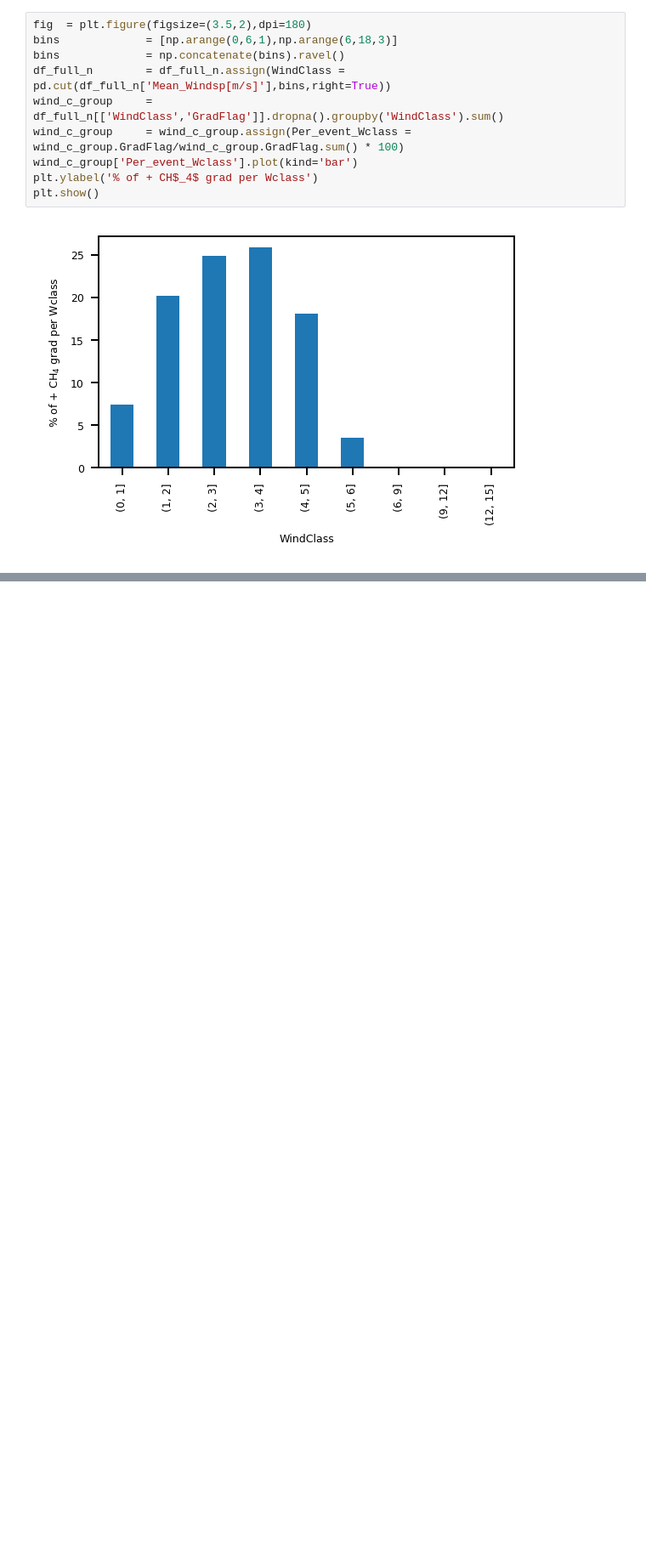
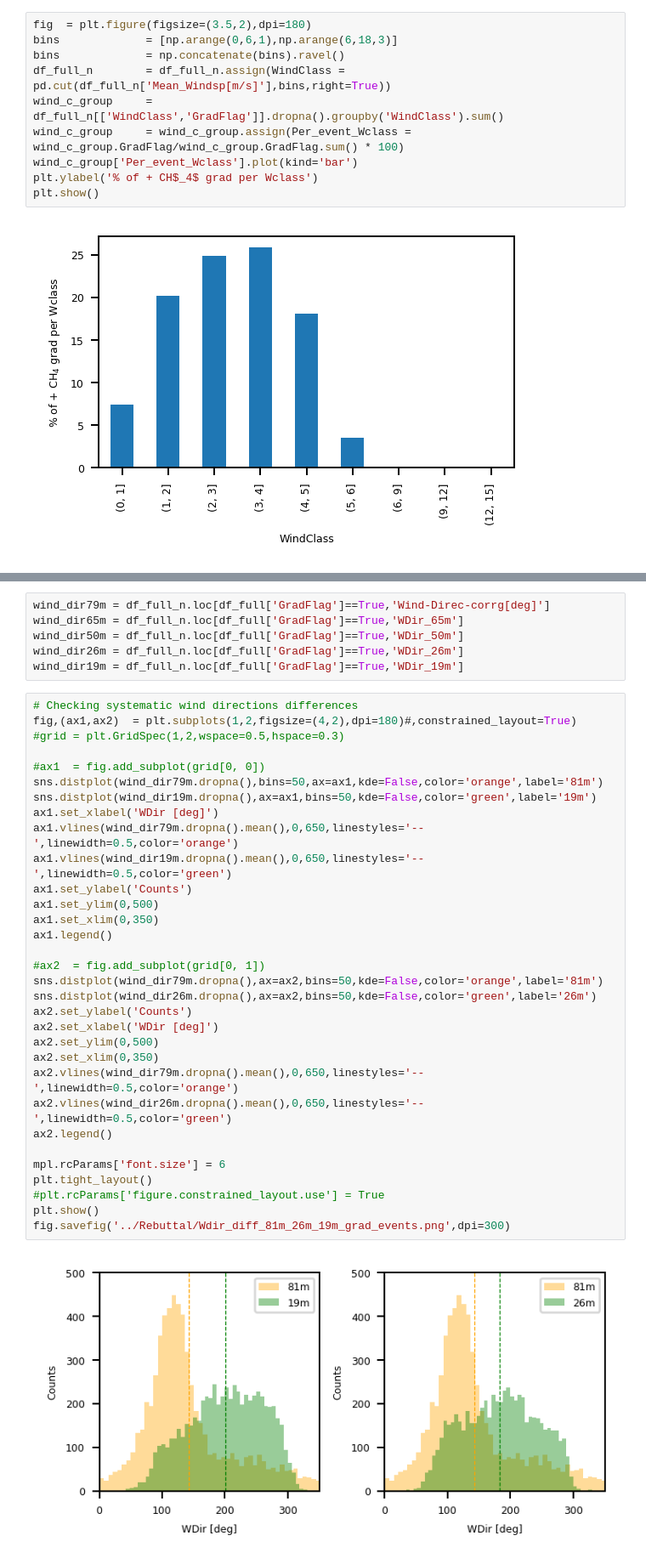
Before and after one commit to itarec1988/Understanding-nighttime-CH4-signals-paper-repo, a Jupyter notebook: 04_Analysis.ipynb, the cells around one changed output, grey strips where cells are left out. Shown: that part at 85% size. Saved outputs shown, nothing was run; the diff lists cells and outputs as text; blank space fills up the shorter version.

```diff
--- a/04_Analysis.ipynb
+++ b/04_Analysis.ipynb
@@ -765,0 +787,40 @@ plt.show()
+# %%
+wind_dir79m = df_full_n.loc[df_full['GradFlag']==True,'Wind-Direc-corrg[deg]']
+wind_dir65m = df_full_n.loc[df_full['GradFlag']==True,'WDir_65m']
+wind_dir50m = df_full_n.loc[df_full['GradFlag']==True,'WDir_50m']
+wind_dir26m = df_full_n.loc[df_full['GradFlag']==True,'WDir_26m']
+wind_dir19m = df_full_n.loc[df_full['GradFlag']==True,'WDir_19m']
+# %%
+# Checking systematic wind directions differences
+fig,(ax1,ax2)  = plt.subplots(1,2,figsize=(4,2),dpi=180)#,constrained_layout=True)
+#grid = plt.GridSpec(1,2,wspace=0.5,hspace=0.3)
+
+#ax1  = fig.add_subplot(grid[0, 0])
+sns.distplot(wind_dir79m.dropna(),bins=50,ax=ax1,kde=False,color='orange',label='81m')
+sns.distplot(wind_dir19m.dropna(),ax=ax1,bins=50,kde=False,color='green',label='19m')
+ax1.set_xlabel('WDir [deg]')
+ax1.vlines(wind_dir79m.dropna().mean(),0,650,linestyles='--',linewidth=0.5,color='orange')
+ax1.vlines(wind_dir19m.dropna().mean(),0,650,linestyles='--',linewidth=0.5,color='green')
+ax1.set_ylabel('Counts')
+ax1.set_ylim(0,500)
+ax1.set_xlim(0,350)
+ax1.legend()
+
+#ax2  = fig.add_subplot(grid[0, 1])
+sns.distplot(wind_dir79m.dropna(),ax=ax2,bins=50,kde=False,color='orange',label='81m')
+sns.distplot(wind_dir26m.dropna(),ax=ax2,bins=50,kde=False,color='green',label='26m')
+ax2.set_ylabel('Counts')
+ax2.set_xlabel('WDir [deg]')
+ax2.set_ylim(0,500)
+ax2.set_xlim(0,350)
+ax2.vlines(wind_dir79m.dropna().mean(),0,650,linestyles='--',linewidth=0.5,color='orange')
+ax2.vlines(wind_dir26m.dropna().mean(),0,650,linestyles='--',linewidth=0.5,color='green')
+ax2.legend()
+
+mpl.rcParams['font.size'] = 6
+plt.tight_layout()
+#plt.rcParams['figure.constrained_layout.use'] = True
+plt.show()
+fig.savefig('../Rebuttal/Wdir_diff_81m_26m_19m_grad_events.png',dpi=300)
+# %% [output]
+[figure, added]
```
Also changed, not shown: parts of 13 cells of this notebook.
